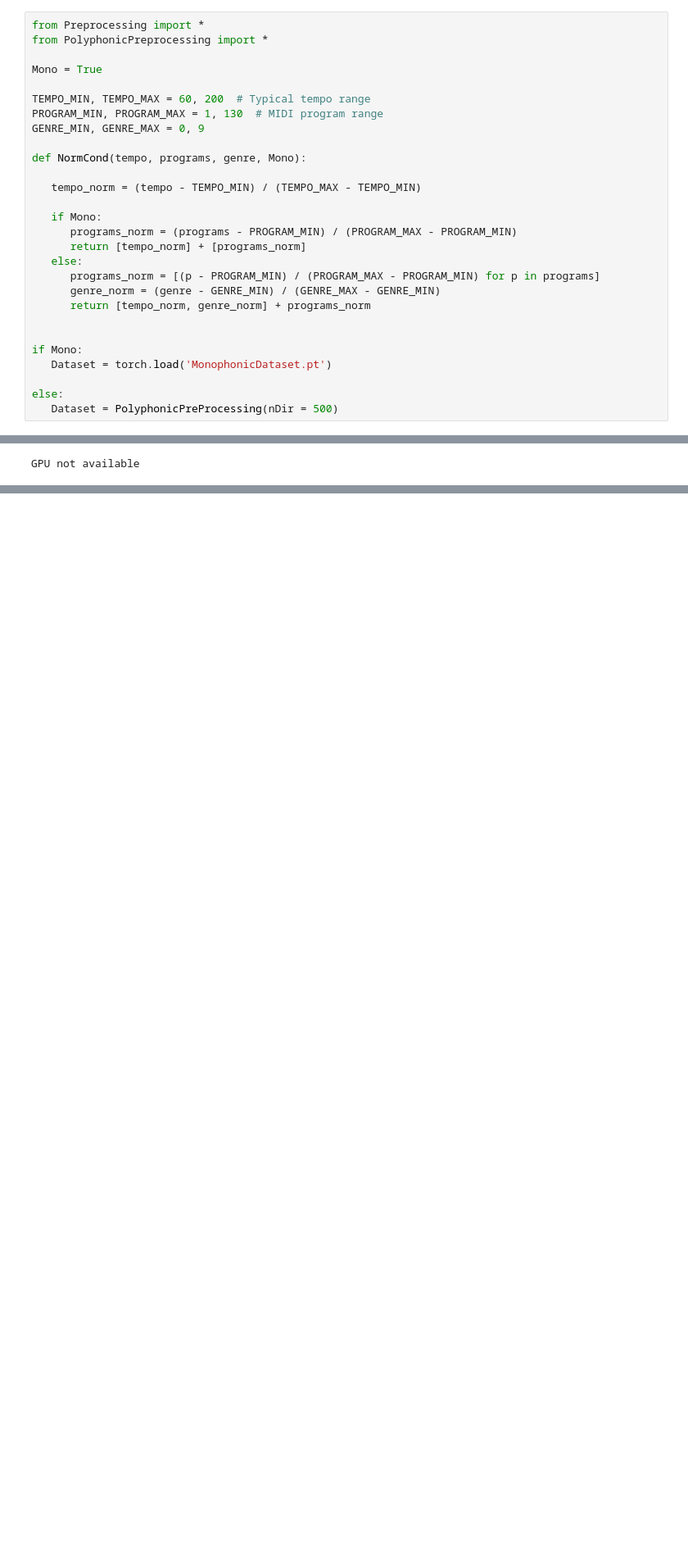
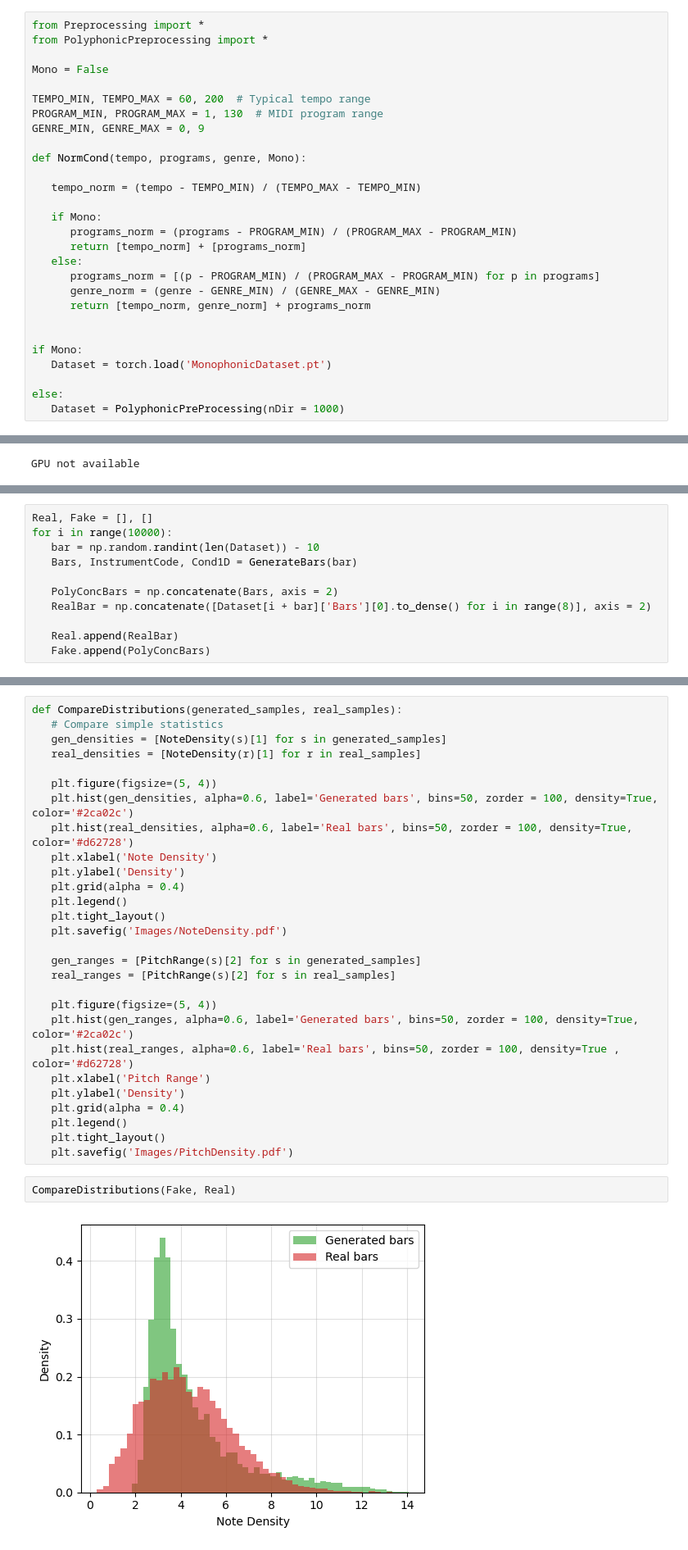
Before and after one commit to FrancescoLR02/MusicGenerator_Project, a Jupyter notebook: TEST_INITIAL_MODEL.ipynb, the cells around one changed output, grey strips where cells are left out. Shown at 82% size. Drawn from its saved outputs; the diff is of its cells as text; blank space fills up the shorter version.

Commit message:
Added pitches and notes density

```diff
--- a/TEST_INITIAL_MODEL.ipynb
+++ b/TEST_INITIAL_MODEL.ipynb
@@ -664,7 +664,7 @@ NameError: name 'gloss' is not defined
 from Preprocessing import *
 from PolyphonicPreprocessing import *
 
-Mono = True
+Mono = False
 
 TEMPO_MIN, TEMPO_MAX = 60, 200  # Typical tempo range
 PROGRAM_MIN, PROGRAM_MAX = 1, 130  # MIDI program range
@@ -687,4 +687,4 @@ if Mono:
    Dataset = torch.load('MonophonicDataset.pt')
 
 else:
-   Dataset = PolyphonicPreProcessing(nDir = 500)
+   Dataset = PolyphonicPreProcessing(nDir = 1000)
@@ -814,0 +791,11 @@ print('Saved Optimizer')
+# %%
+Real, Fake = [], []
+for i in range(10000):
+   bar = np.random.randint(len(Dataset)) - 10
+   Bars, InstrumentCode, Cond1D = GenerateBars(bar)
+
+   PolyConcBars = np.concatenate(Bars, axis = 2)
+   RealBar = np.concatenate([Dataset[i + bar]['Bars'][0].to_dense() for i in range(8)], axis = 2)
+
+   Real.append(RealBar)
+   Fake.append(PolyConcBars)
@@ -814,0 +822,32 @@ print('Saved Optimizer')
+# %%
+def CompareDistributions(generated_samples, real_samples):
+   # Compare simple statistics
+   gen_densities = [NoteDensity(s)[1] for s in generated_samples]
+   real_densities = [NoteDensity(r)[1] for r in real_samples]
+
+   plt.figure(figsize=(5, 4))
+   plt.hist(gen_densities, alpha=0.6, label='Generated bars', bins=50, zorder = 100, density=True, color='#2ca02c')
+   plt.hist(real_densities, alpha=0.6, label='Real bars', bins=50, zorder = 100, density=True, color='#d62728')
+   plt.xlabel('Note Density')
+   plt.ylabel('Density')
+   plt.grid(alpha = 0.4)
+   plt.legend()
+   plt.tight_layout()
+   plt.savefig('Images/NoteDensity.pdf')
+
+   gen_ranges = [PitchRange(s)[2] for s in generated_samples]
+   real_ranges = [PitchRange(s)[2] for s in real_samples]
+
+   plt.figure(figsize=(5, 4))
+   plt.hist(gen_ranges, alpha=0.6, label='Generated bars', bins=50, zorder = 100, density=True, color='#2ca02c')
+   plt.hist(real_ranges, alpha=0.6, label='Real bars', bins=50, zorder = 100, density=True , color='#d62728')
+   plt.xlabel('Pitch Range')
+   plt.ylabel('Density')
+   plt.grid(alpha = 0.4)
+   plt.legend()
+   plt.tight_layout()
+   plt.savefig('Images/PitchDensity.pdf')
+# %%
+CompareDistributions(Fake, Real)
+# %% [output]
+[figure, added]
```
Also changed, not shown: parts of 11 cells of this notebook, 11 other files.
